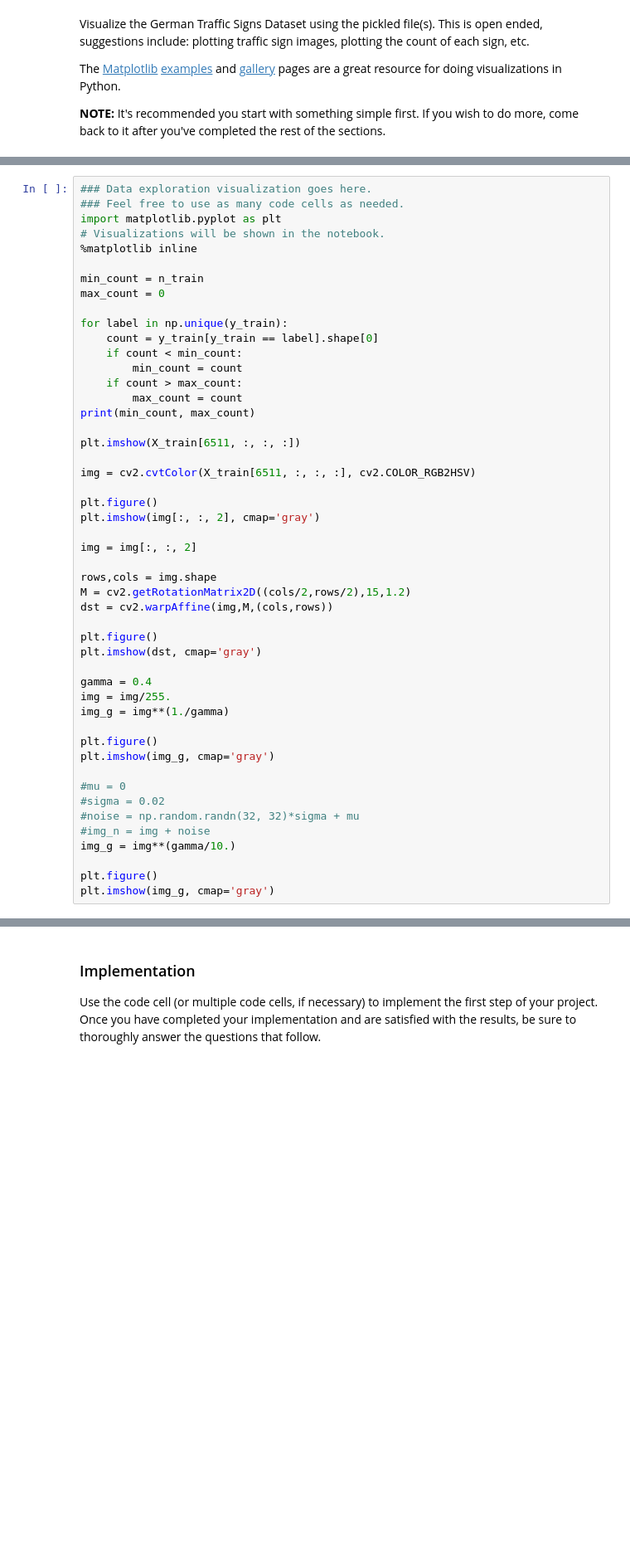
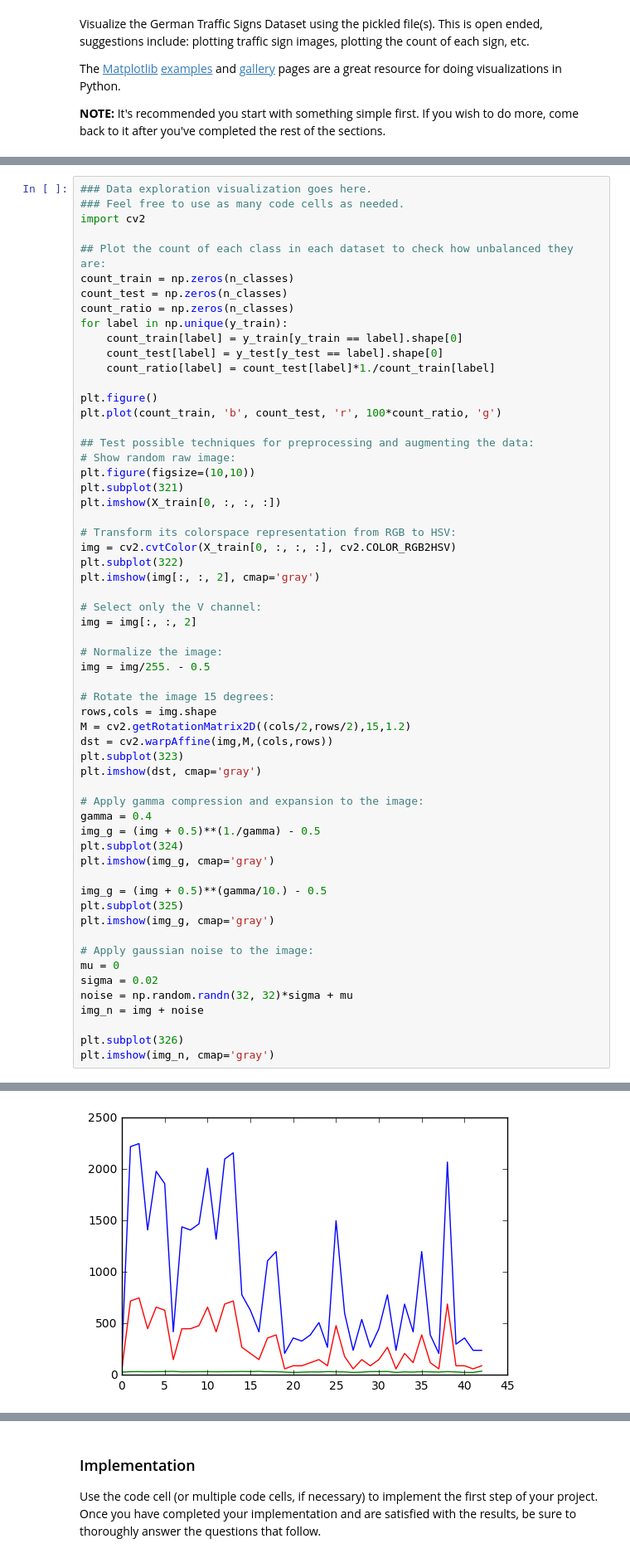
Before and after one commit to apereiral/CarND-Traffic-Sign-Classifier-Project, a Jupyter notebook: Traffic_Sign_Classifier.ipynb, the cells around one changed output, grey strips where cells are left out. Shown at 83% size. Drawn from its saved outputs; the diff is of its cells as text; blank space fills up the shorter version.

```diff
--- a/Traffic_Sign_Classifier.ipynb
+++ b/Traffic_Sign_Classifier.ipynb
@@ -113,50 +86,60 @@ The [Matplotlib](http://matplotlib.org/) [examples](http://matplotlib.org/exampl
 # %%
 ### Data exploration visualization goes here.
 ### Feel free to use as many code cells as needed.
-import matplotlib.pyplot as plt
-# Visualizations will be shown in the notebook.
-%matplotlib inline
+import cv2
 
-min_count = n_train
-max_count = 0
-
+## Plot the count of each class in each dataset to check how unbalanced they are:
+count_train = np.zeros(n_classes)
+count_test = np.zeros(n_classes)
+count_ratio = np.zeros(n_classes)
 for label in np.unique(y_train):
-    count = y_train[y_train == label].shape[0]
-    if count < min_count:
-        min_count = count
-    if count > max_count:
-        max_count = count
-print(min_count, max_count)
-
-plt.imshow(X_train[6511, :, :, :])
-
-img = cv2.cvtColor(X_train[6511, :, :, :], cv2.COLOR_RGB2HSV)
+    count_train[label] = y_train[y_train == label].shape[0]
+    count_test[label] = y_test[y_test == label].shape[0]
+    count_ratio[label] = count_test[label]*1./count_train[label]
 
 plt.figure()
+plt.plot(count_train, 'b', count_test, 'r', 100*count_ratio, 'g')
+
+## Test possible techniques for preprocessing and augmenting the data:
+# Show random raw image:
+plt.figure(figsize=(10,10))
+plt.subplot(321)
+plt.imshow(X_train[0, :, :, :])
+
+# Transform its colorspace representation from RGB to HSV:
+img = cv2.cvtColor(X_train[0, :, :, :], cv2.COLOR_RGB2HSV)
+plt.subplot(322)
 plt.imshow(img[:, :, 2], cmap='gray')
 
+# Select only the V channel:
 img = img[:, :, 2]
 
+# Normalize the image:
+img = img/255. - 0.5
+
+# Rotate the image 15 degrees:
 rows,cols = img.shape
 M = cv2.getRotationMatrix2D((cols/2,rows/2),15,1.2)
 dst = cv2.warpAffine(img,M,(cols,rows))
-
-plt.figure()
+plt.subplot(323)
 plt.imshow(dst, cmap='gray')
 
+# Apply gamma compression and expansion to the image:
 gamma = 0.4
-img = img/255.
-img_g = img**(1./gamma)
-
-plt.figure()
+img_g = (img + 0.5)**(1./gamma) - 0.5
+plt.subplot(324)
 plt.imshow(img_g, cmap='gray')
 
-#mu = 0
-#sigma = 0.02
-#noise = np.random.randn(32, 32)*sigma + mu
-#img_n = img + noise
-img_g = img**(gamma/10.)
+img_g = (img + 0.5)**(gamma/10.) - 0.5
+plt.subplot(325)
+plt.imshow(img_g, cmap='gray')
 
-plt.figure()
-plt.imshow(img_g, cmap='gray')
+# Apply gaussian noise to the image:
+mu = 0
+sigma = 0.02
+noise = np.random.randn(32, 32)*sigma + mu
+img_n = img + noise
+
+plt.subplot(326)
+plt.imshow(img_n, cmap='gray')
 # %% [output]
@@ -163,0 +147 @@ NameError: name 'n_train' is not defined
+[figure, added]
```
Also changed, not shown: parts of 43 cells of this notebook.
